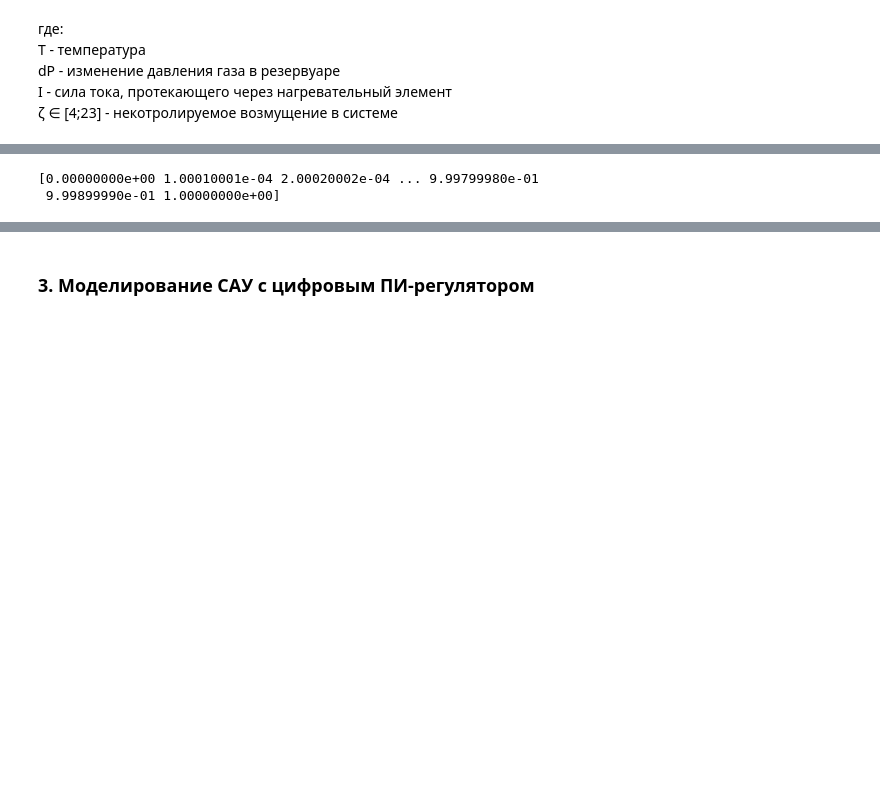
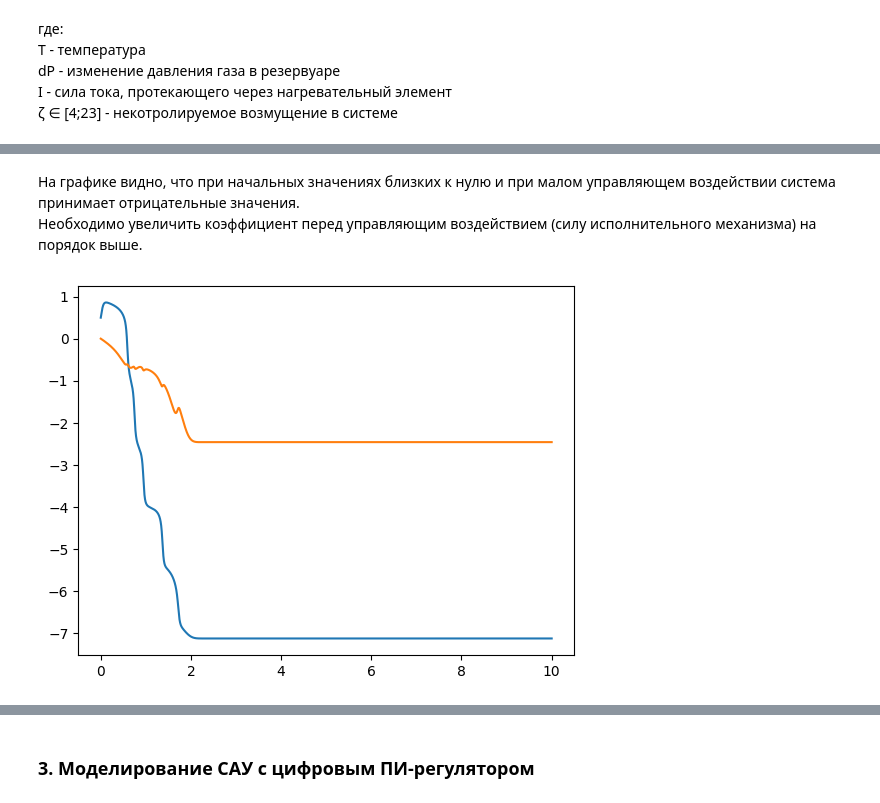
Before and after one commit to sanka-eu/nonlinear_and_adaptive_control_practice, a Jupyter notebook: lab1_tools.ipynb, the cells around one changed output, grey strips where cells are left out. Drawn from its saved outputs; the diff is of its cells as text; code cells hidden in the pictures; blank space fills up the shorter version.

```diff
--- a/lab1_tools.ipynb
+++ b/lab1_tools.ipynb
@@ -211,5 +218,11 @@ plt.show()
-# %%
-print(t)
-# %% [output]
-[0.00000000e+00 1.00010001e-04 2.00020002e-04 ... 9.99799980e-01
- 9.99899990e-01 1.00000000e+00]
+# %% [markdown]
+На графике видно, что при начальных значениях близких к нулю и при малом управляющем воздействии система принимает отрицательные значения.\
+Необходимо увеличить коэффициент перед управляющим воздействием (силу исполнительного механизма) на порядок выше.
+# %%
+#зададим G = 300 вместо G = 30
+G = 300
+y = mdl.odeint(F, [0.5, 0.0], t, args=(u, G))
+plt.plot(t,y)
+plt.show()
+# %% [output]
+[figure, added]
```
Also changed, not shown: parts of 12 cells of this notebook.
